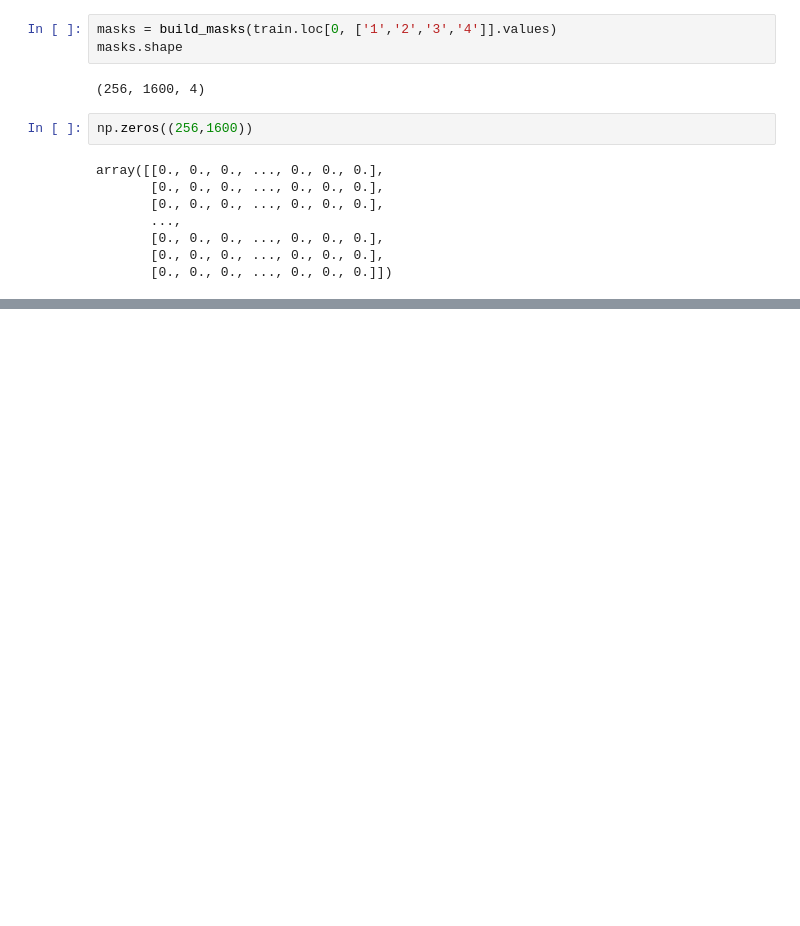
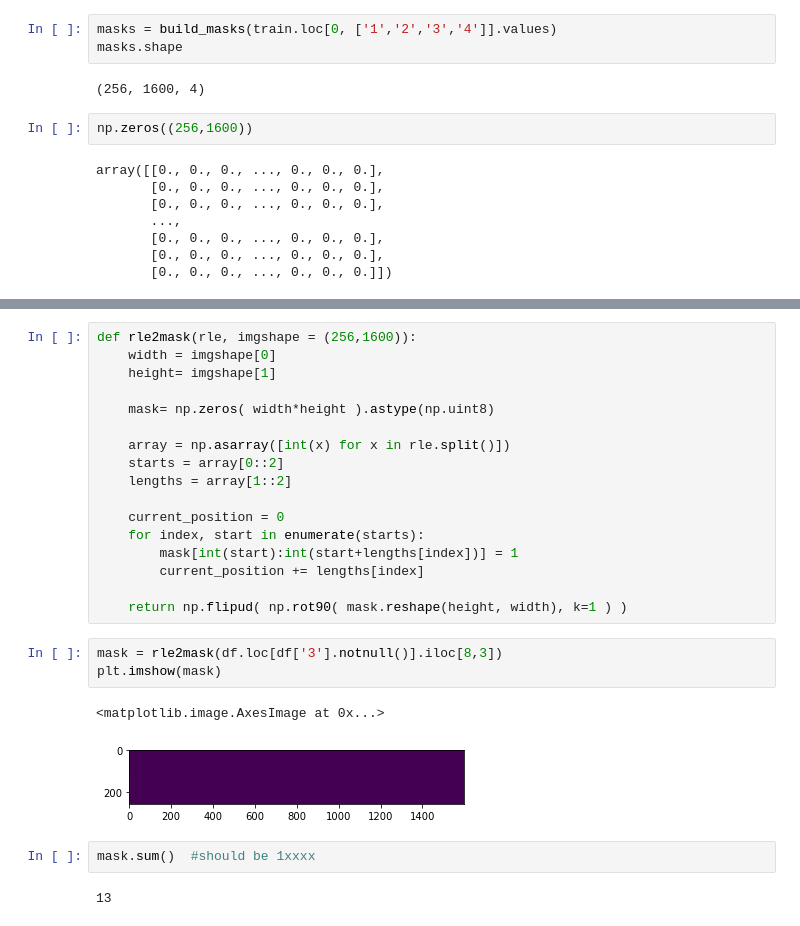
Before and after one commit to raymondlam19/Steel-Defect-Detection-Pytorch, a Jupyter notebook: notebook/3_new_model.ipynb, the cells around one changed output, grey strips where cells are left out. Drawn from its saved outputs; the diff is of its cells as text; blank space fills up the shorter version.

```diff
--- a/notebook/3_new_model.ipynb
+++ b/notebook/3_new_model.ipynb
@@ -552,0 +536,27 @@ dtype('float64')
+# %%
+def rle2mask(rle, imgshape = (256,1600)):
+    width = imgshape[0]
+    height= imgshape[1]
+
+    mask= np.zeros( width*height ).astype(np.uint8)
+
+    array = np.asarray([int(x) for x in rle.split()])
+    starts = array[0::2]
+    lengths = array[1::2]
+
+    current_position = 0
+    for index, start in enumerate(starts):
+        mask[int(start):int(start+lengths[index])] = 1
+        current_position += lengths[index]
+
+    return np.flipud( np.rot90( mask.reshape(height, width), k=1 ) )
+# %%
+mask = rle2mask(df.loc[df['3'].notnull()].iloc[8,3])
+plt.imshow(mask)
+# %% [output]
+<matplotlib.image.AxesImage at 0x...>
+[figure, added]
+# %%
+mask.sum()  #should be 1xxxx
+# %% [output]
+13
```
Also changed, not shown: parts of 6 cells of this notebook, 1 other file.
